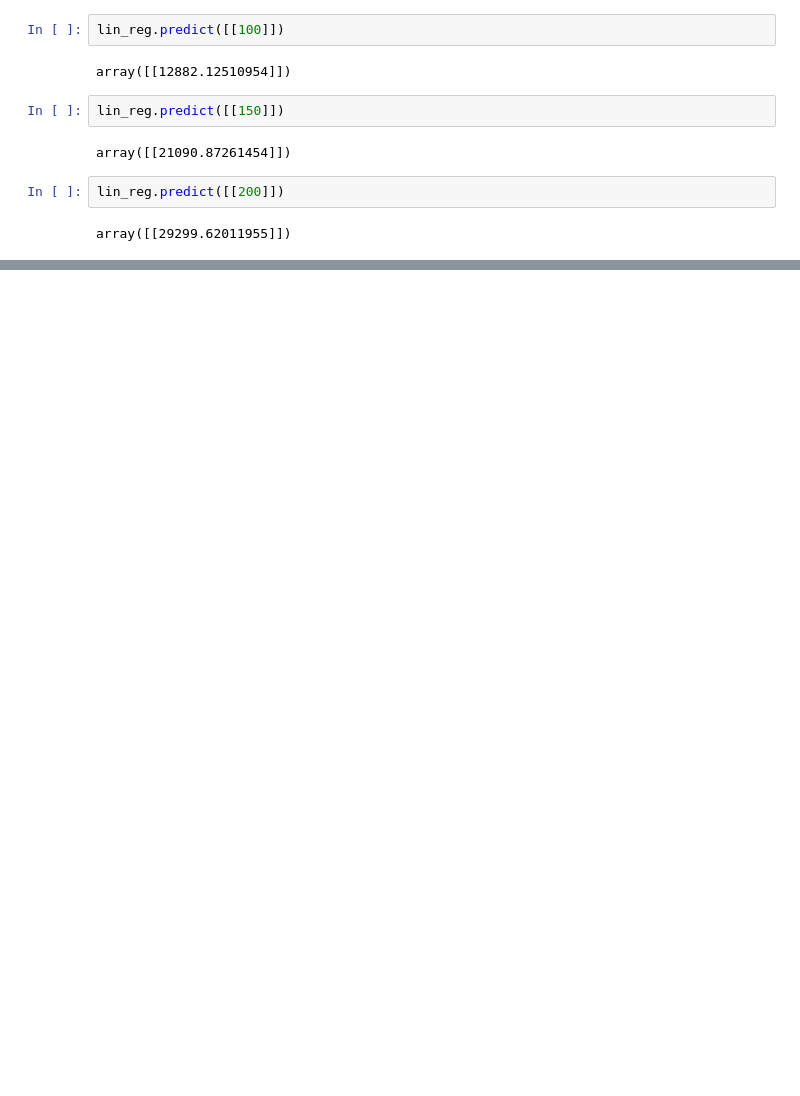
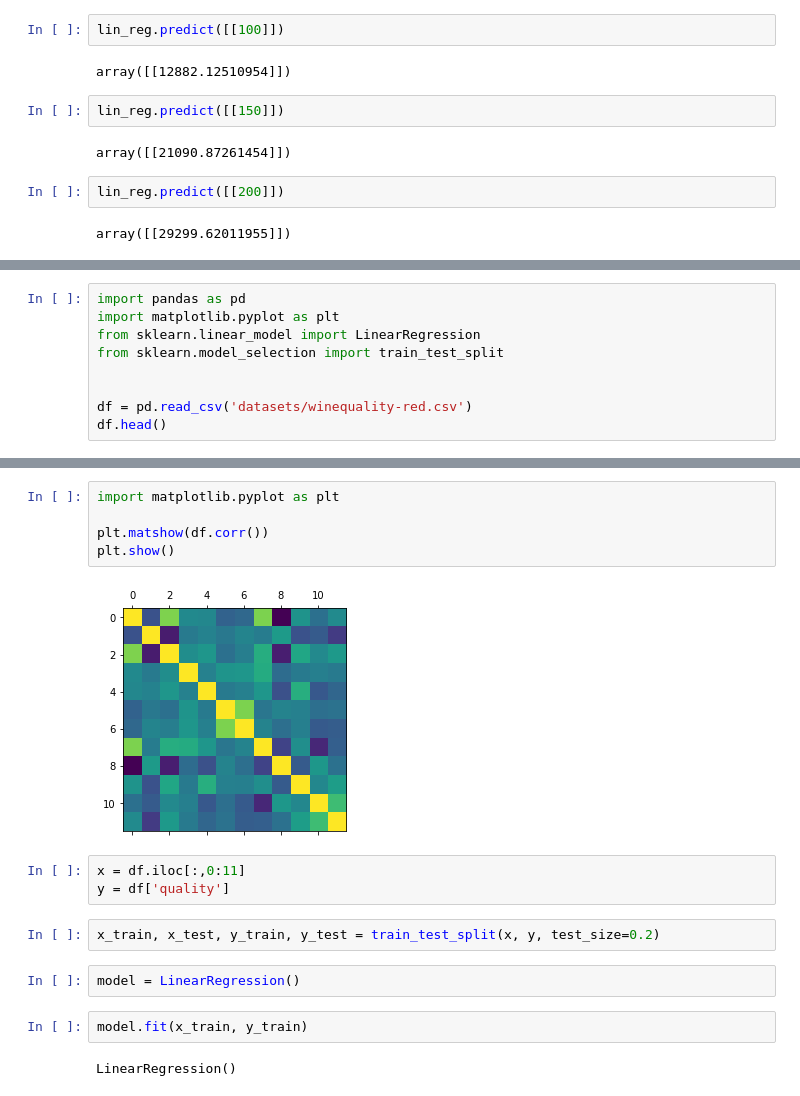
Before and after one commit to rivzadrian/H8_36, a Jupyter notebook: Sesi11.ipynb, the cells around one changed output, grey strips where cells are left out. Saved outputs shown, nothing was run; the diff lists cells and outputs as text; blank space fills up the shorter version.

```diff
--- a/Sesi11.ipynb
+++ b/Sesi11.ipynb
@@ -505,0 +508,9 @@ array([[29299.62011955]])
+# %%
+import pandas as pd
+import matplotlib.pyplot as plt
+from sklearn.linear_model import LinearRegression
+from sklearn.model_selection import train_test_split
+
+
+df = pd.read_csv('datasets/winequality-red.csv')
+df.head()
@@ -505,0 +540,18 @@ array([[29299.62011955]])
+# %%
+import matplotlib.pyplot as plt
+
+plt.matshow(df.corr())
+plt.show()
+# %% [output]
+[figure, added]
+# %%
+x = df.iloc[:,0:11]
+y = df['quality']
+# %%
+x_train, x_test, y_train, y_test = train_test_split(x, y, test_size=0.2)
+# %%
+model = LinearRegression()
+# %%
+model.fit(x_train, y_train)
+# %% [output]
+LinearRegression()
```
Also changed, not shown: parts of 5 cells of this notebook, 3 other files.
